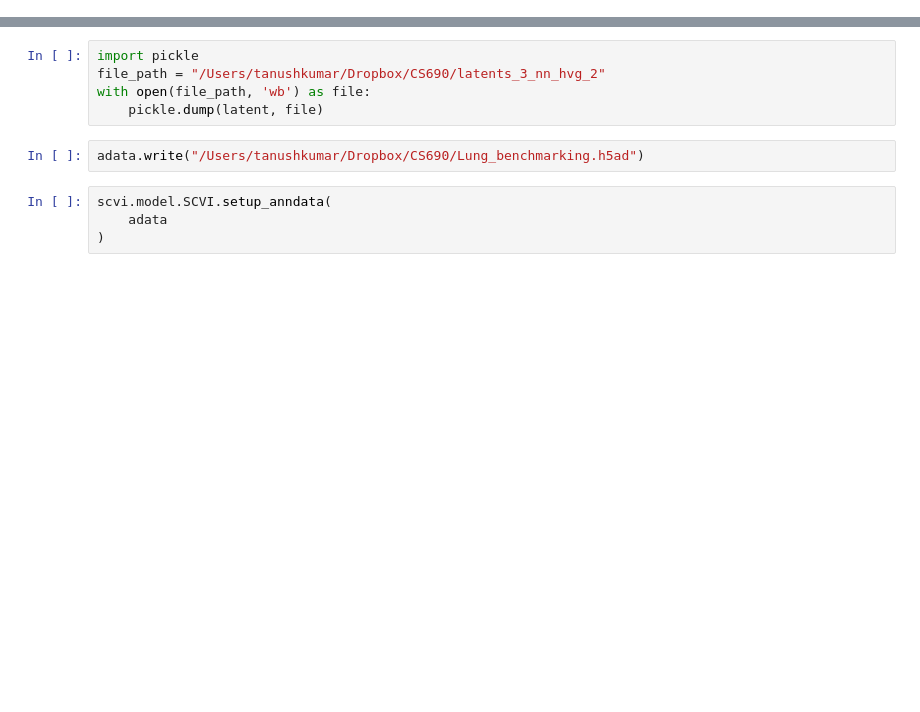
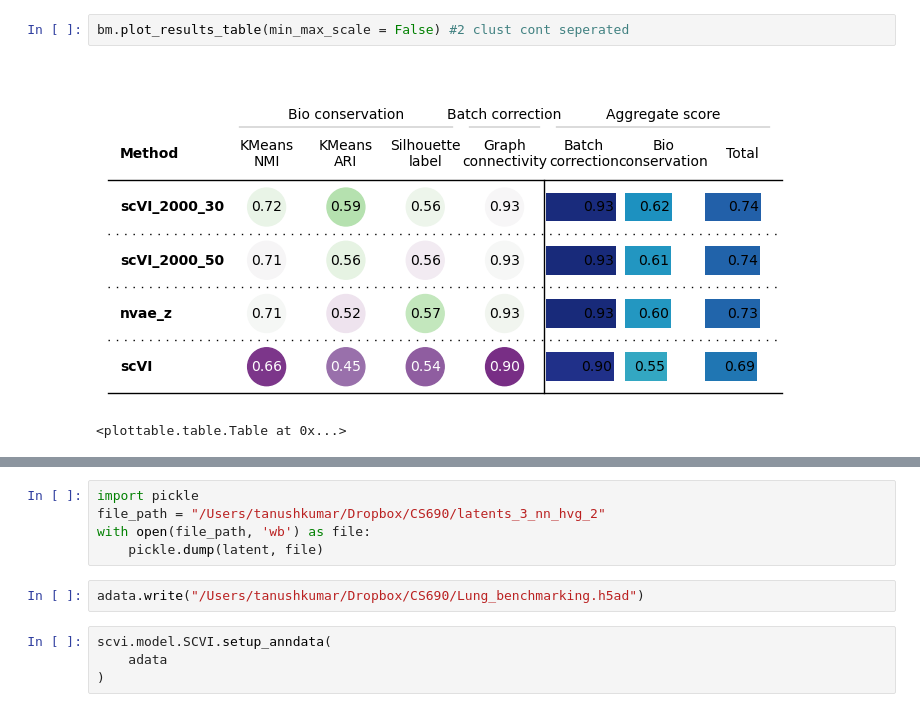
Before and after one commit to franticalien/CS690, a Jupyter notebook: Untitled3.ipynb, the cells around one changed output, grey strips where cells are left out. Drawn from its saved outputs; the diff is of its cells as text; blank space fills up the shorter version.

```diff
--- a/Untitled3.ipynb
+++ b/Untitled3.ipynb
@@ -53,0 +86,5 @@ latent = vae.get_latent_representation()
+# %%
+bm.plot_results_table(min_max_scale = False) #2 clust cont seperated
+# %% [output]
+[figure, added]
+<plottable.table.Table at 0x...>
```
Also changed, not shown: parts of 49 cells of this notebook, 10 other files.
